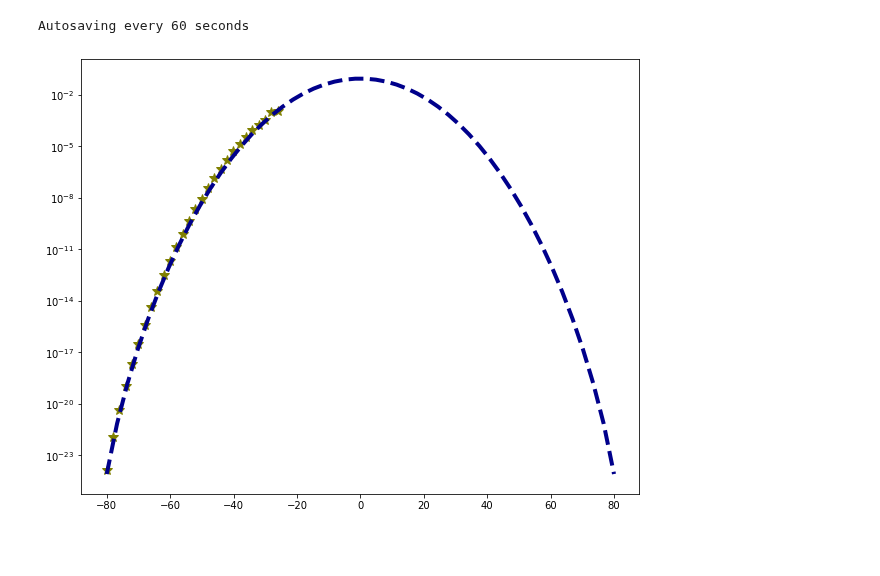
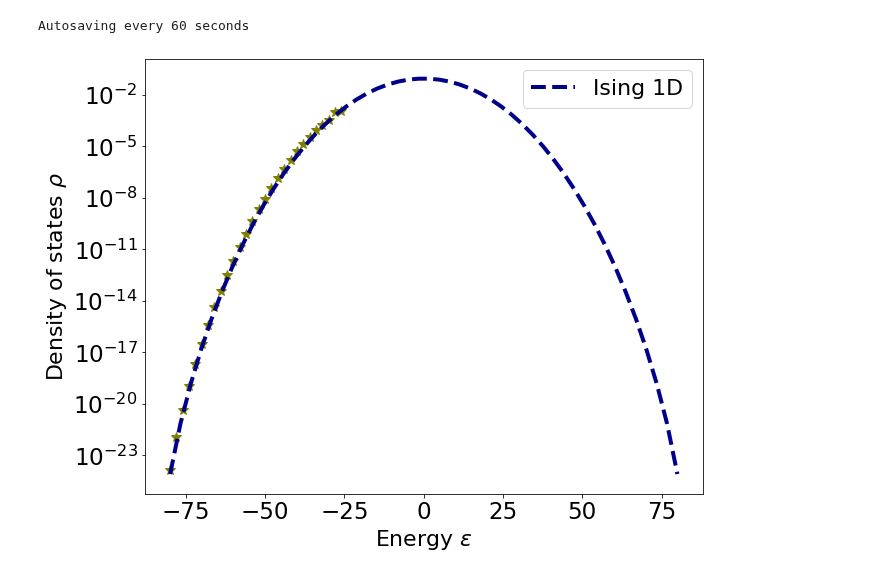
Before and after one commit to betoto008/Affinity_maturation, a Jupyter notebook: Jupyter_Notebooks/Graphs_Ising_1D.ipynb, the cells around one changed output. Cells and saved outputs as stored; diff of their text form; code cells hidden in the pictures; blank space fills up the shorter version.

```diff
--- a/Jupyter_Notebooks/Graphs_Ising_1D.ipynb
+++ b/Jupyter_Notebooks/Graphs_Ising_1D.ipynb
@@ -11,11 +11,19 @@ E = data[:,0]
 # %%
 fig, ax = plt.subplots(figsize = (10,8))
 L = 80
 ds = np.linspace(0, L );
 data_E = np.histogram(E, bins = 'auto', density = True);
 ax.plot(data_E[1][:-1], data_E[0]/(1e10*(2**(L))**(-1)*np.exp(-data_E[1][:-1]/1)), color = 'olive', linestyle = '', marker = '*', ms = 10);
+#ax.plot(data_E[1][:-1], data_E[0], color = 'olive', linestyle = '', marker = '*', ms = 10);
+
 #ax.plot(data_E[1][:-1], (2**(50))**(-1)*np.exp(-data_E[1][:-1]/1)*sc.comb(L, (data_E[1][:-1]+L)/2), color = 'olive', linestyle = '--', marker = '', ms = 10);
-ax.plot(ds*2-L, sc.comb(L, ds)/2**(L) , linewidth = 4 , label = 'Binary', color = 'darkblue', linestyle = '--');
+ax.plot(ds*2-L, sc.comb(L, ds)/2**(L) , linewidth = 4 , label = 'Ising 1D', color = 'darkblue', linestyle = '--');
 ax.set_yscale('log');
+ax.set_yscale('log');
+ax.set_xlabel('Energy $\epsilon$', fontsize = 22)
+ax.set_ylabel(r'Density of states $\rho$', fontsize = 22)
+ax.tick_params(labelsize = 23)
+ax.legend(loc = 0, fontsize = 22)
+fig.savefig('../Figures/Density_of_States_MCMC_Ising1D_temperature.png')
 # %% [output]
-[figure, old version]
+[figure, new version]
```
Also changed, not shown: parts of 10 cells of this notebook, 9 other files.
